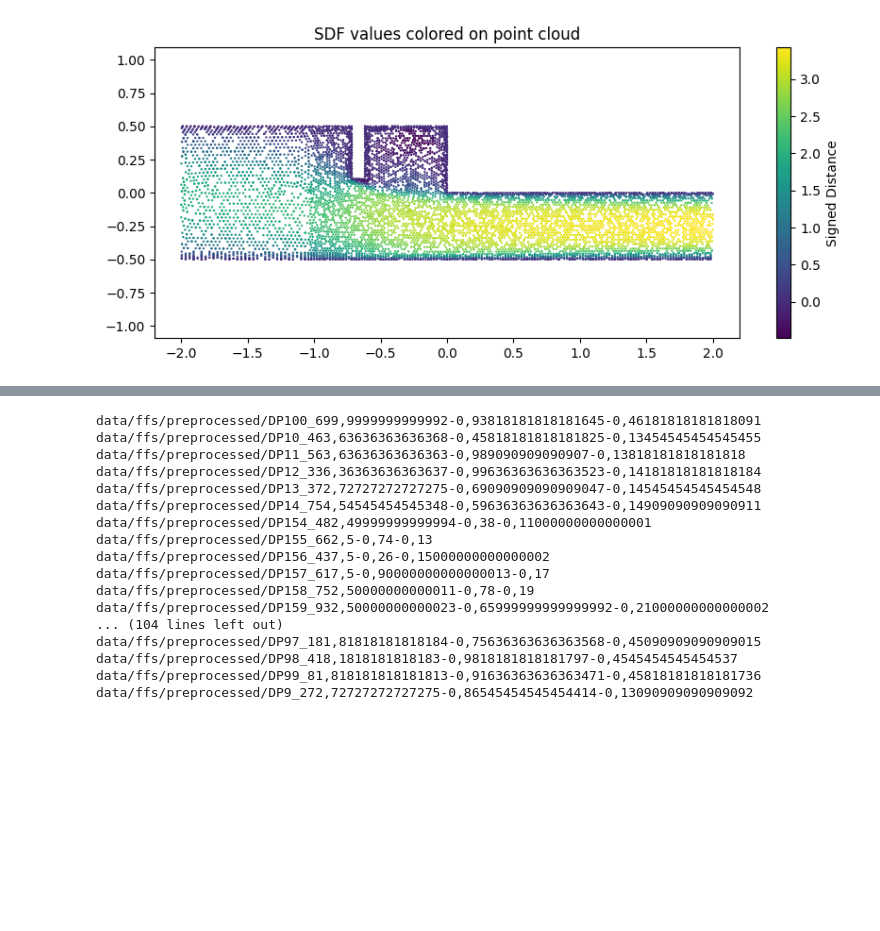
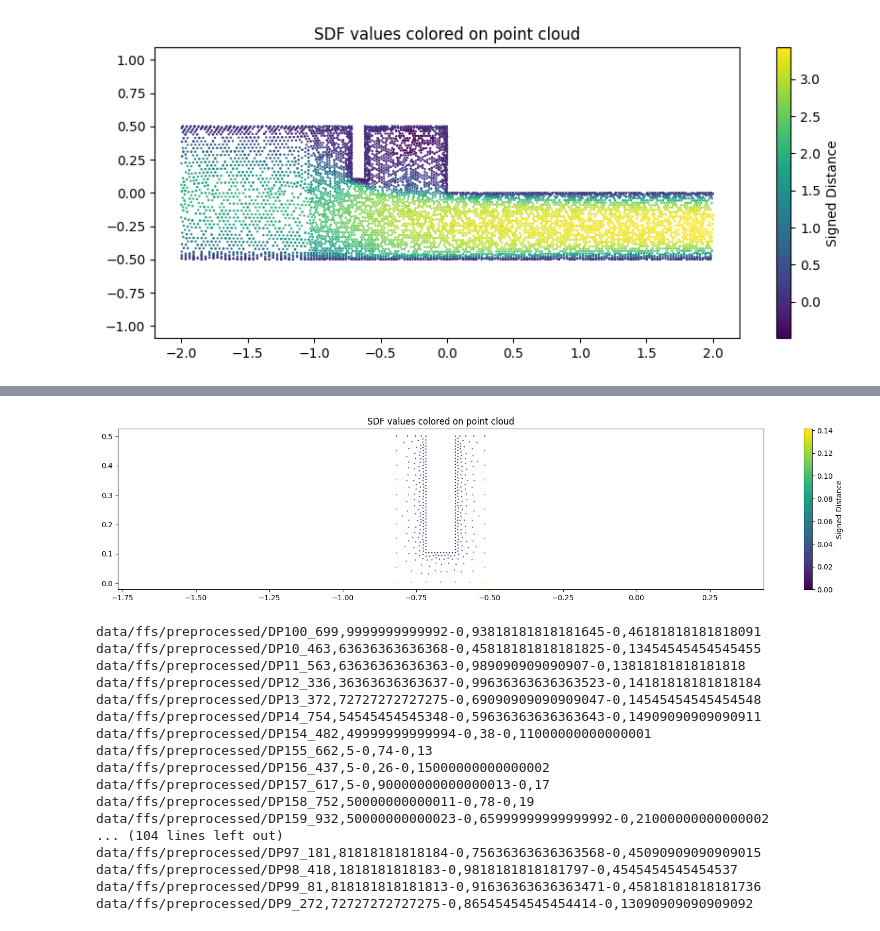
Before and after one commit to battlejacket/upt-tutorial, a Jupyter notebook: data.ipynb, the cells around one changed output, grey strips where cells are left out. Saved outputs shown, nothing was run; the diff lists cells and outputs as text; code cells hidden in the pictures; blank space fills up the shorter version.

Commit message:
inference meshing upd

```diff
--- a/data.ipynb
+++ b/data.ipynb
@@ -93,3 +101,45 @@ plt.show()
+# %%
+
+# test_batch = data[9]
+# name = test_batch['name'][0]
+# paramDef = {'name': str, 're': float, 'Lo': float, 'Ho': float}
+# from data.ffs.readParameters import readParametersFromFileName
+# parameters = readParametersFromFileName(name, paramDef)
+
+# re = parameters['re']
+# Lo = parameters['Lo']
+# Ho = parameters['Ho']
+
+from ffsInference import ffsInference
+
+inferencer = ffsInference(
+    train_dataset=test_hr_dataset,
+    totalPoints=40000,
+    numSupernodes=512,
+)
+
+meshParameters = {'size': 0.05, 'lcmin':0.01, 'lcmax':0.05, 'distmin':0.005, 'distmax':0.1, 'curveIdxs': [0,11]}
+
+parameter_sets = [(re, Lo, Ho)]  # Example parameter sets
+batches = inferencer.get_batches(parameter_sets=parameter_sets, useMesh=True, meshParameters=meshParameters)
+batch = batches[0]
+
+# input_pos = batch['input_pos']
+# input_feat = batch['input_feat']
+
+input_pos = test_hr_dataset.denormalize_pos(batch['input_pos'])
+input_feat = test_hr_dataset.denormalize_sdf(batch['input_feat'])
+
+# Visualize
+plt.figure(figsize=(20, 4))
+plt.scatter(input_pos[:, 0], input_pos[:, 1], c=input_feat, s=0.5)
+plt.colorbar(label="Signed Distance")
+plt.axis("equal")
+plt.title("SDF values colored on point cloud")
+plt.show()
+# ['892.50000000000591', '0.87000000000000477', '0.33700000000000008']
+# %% [output]
+[figure, added]
 # %%
 import os
 from pathlib import Path
```
Also changed, not shown: parts of 4 cells of this notebook, 1 other file.
